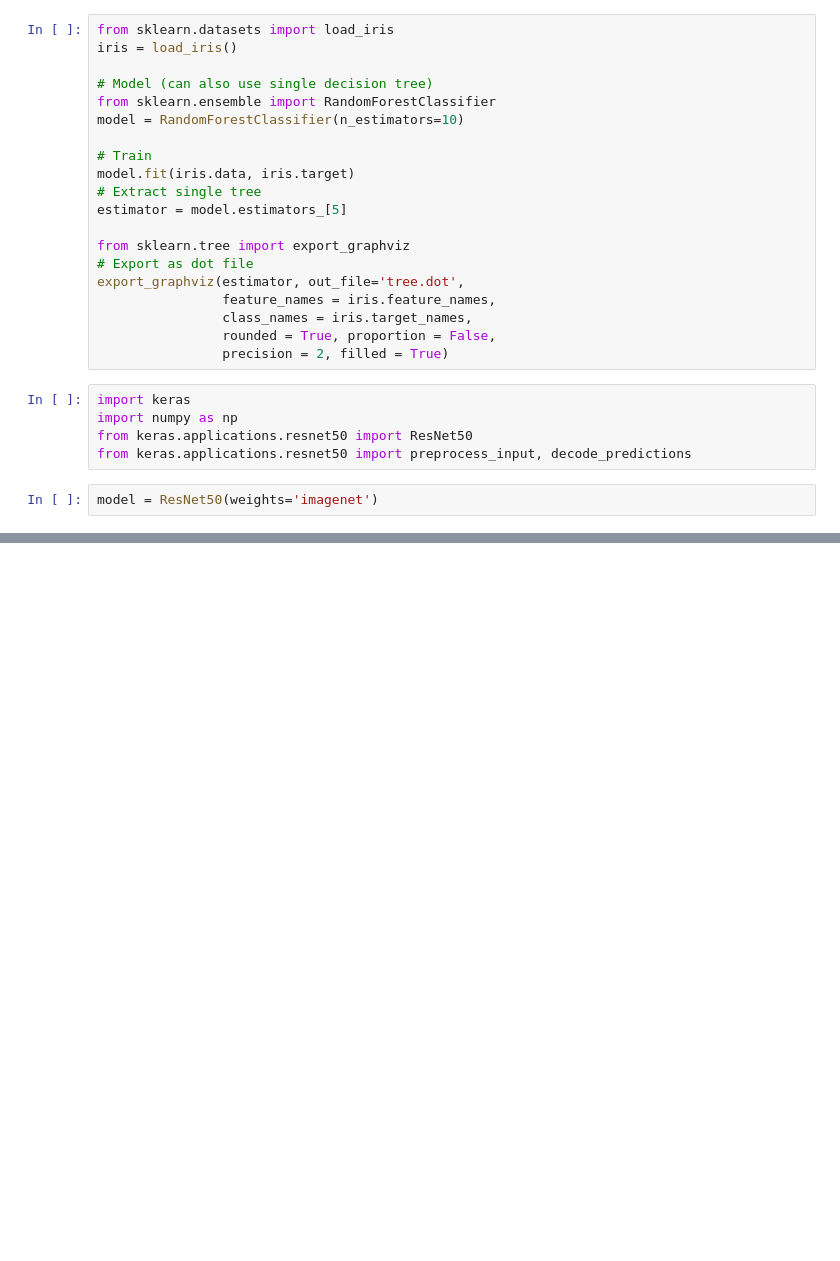
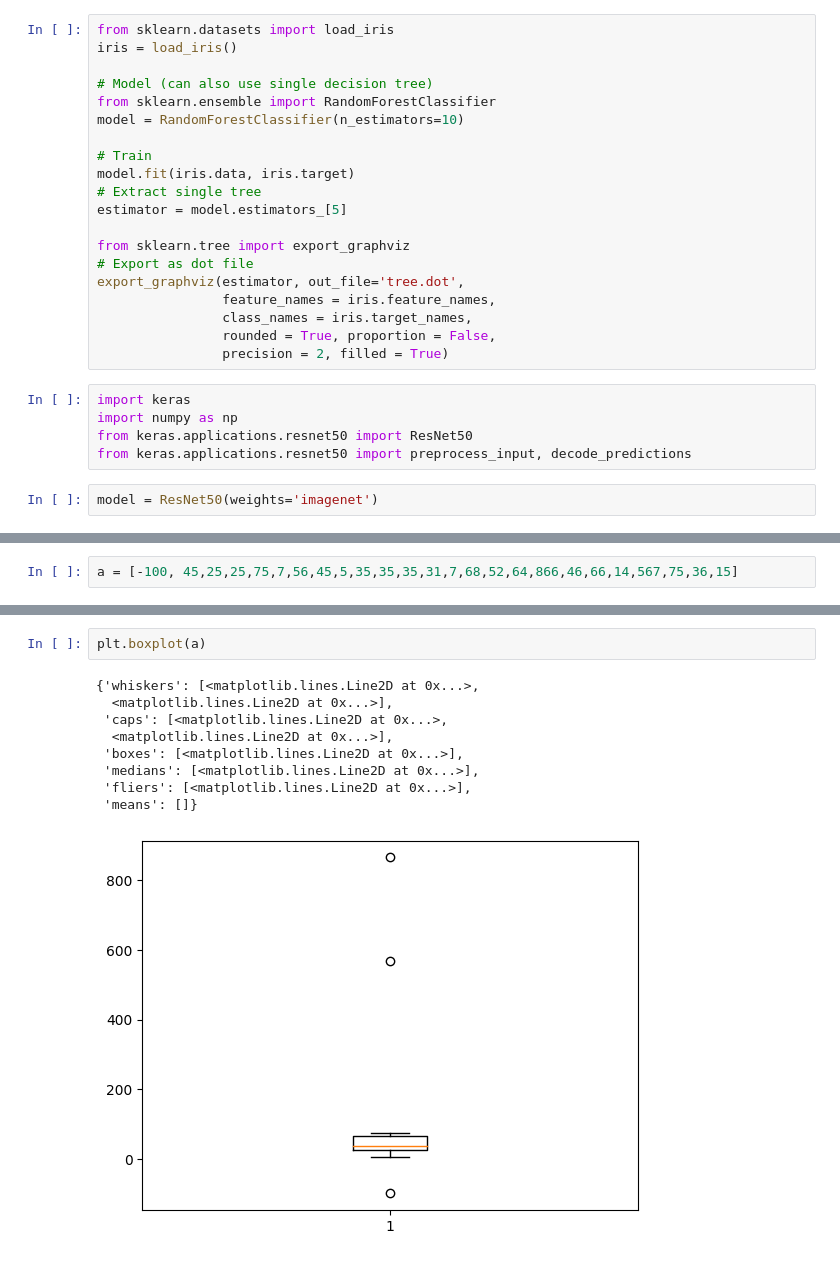
Before and after one commit to naresh5422/all_python_code, a Jupyter notebook: sklearn_practice.ipynb, the cells around one changed output, grey strips where cells are left out. Saved outputs shown, nothing was run; the diff lists cells and outputs as text; blank space fills up the shorter version.

```diff
--- a/sklearn_practice.ipynb
+++ b/sklearn_practice.ipynb
@@ -586,0 +710,2 @@ model = ResNet50(weights='imagenet')
+# %%
+a = [-100, 45,25,25,75,7,56,45,5,35,35,35,31,7,68,52,64,866,46,66,14,567,75,36,15]
@@ -586,0 +756,12 @@ model = ResNet50(weights='imagenet')
+# %%
+plt.boxplot(a)
+# %% [output]
+{'whiskers': [<matplotlib.lines.Line2D at 0x...>,
+  <matplotlib.lines.Line2D at 0x...>],
+ 'caps': [<matplotlib.lines.Line2D at 0x...>,
+  <matplotlib.lines.Line2D at 0x...>],
+ 'boxes': [<matplotlib.lines.Line2D at 0x...>],
+ 'medians': [<matplotlib.lines.Line2D at 0x...>],
+ 'fliers': [<matplotlib.lines.Line2D at 0x...>],
+ 'means': []}
+[figure, added]
```
Also changed, not shown: parts of 28 cells of this notebook.
